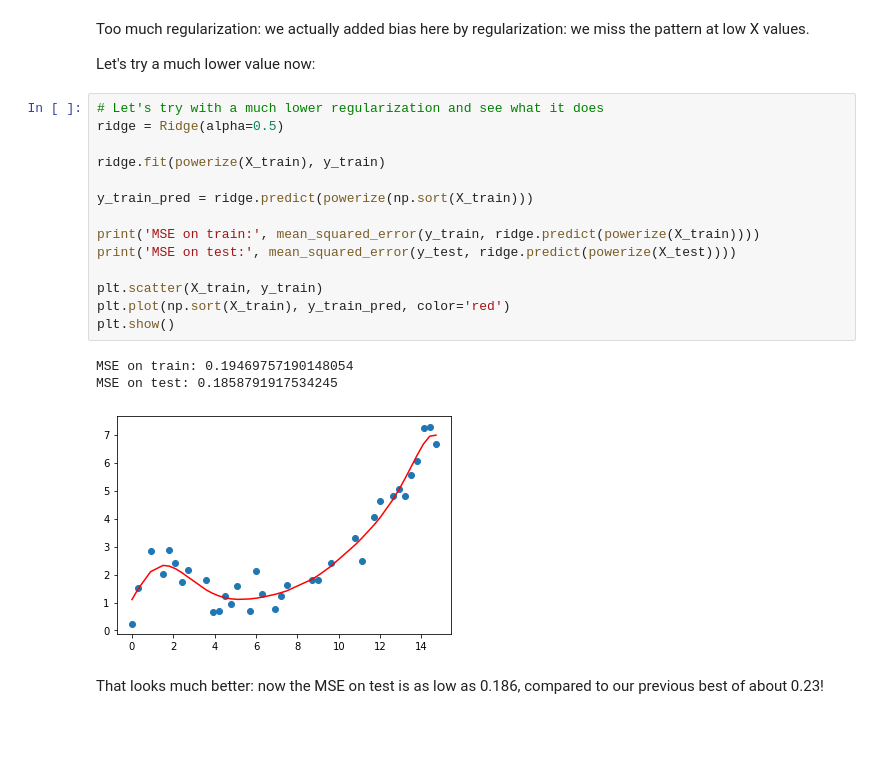
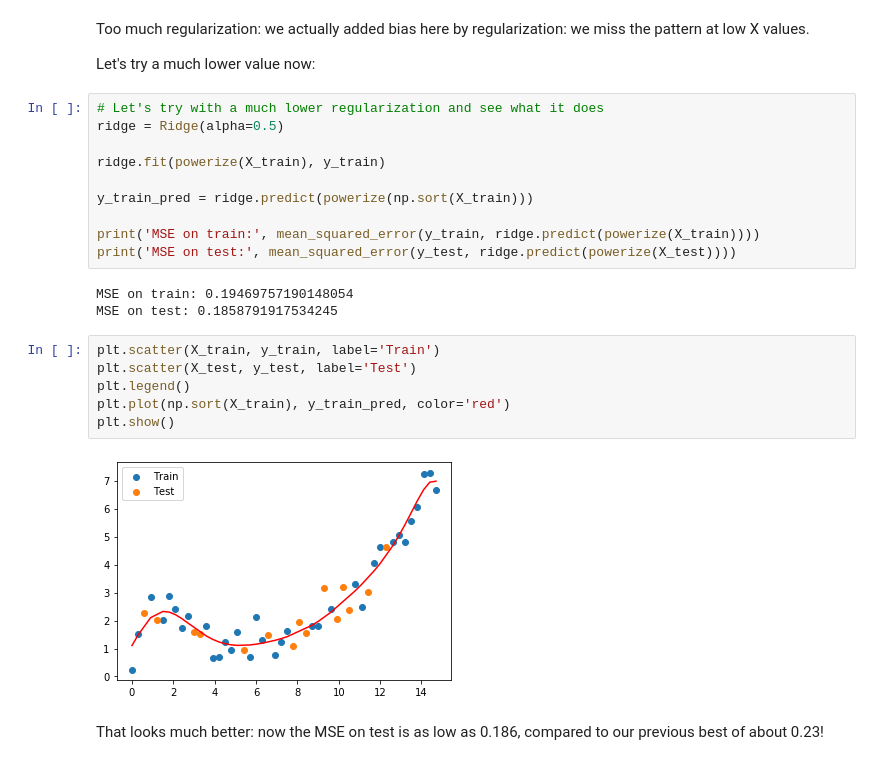
Before and after one commit to vincent-vdb/Edhec_2020_ML_Intro, a Jupyter notebook: 05_Optimization_and_Regul/01_Regularization.ipynb, the cells around one changed output. Drawn from its saved outputs; the diff is of its cells as text; blank space fills up the shorter version.

```diff
--- a/05_Optimization_and_Regul/01_Regularization.ipynb
+++ b/05_Optimization_and_Regul/01_Regularization.ipynb
@@ -415,14 +443,17 @@ y_train_pred = ridge.predict(powerize(np.sort(X_train)))
 
 print('MSE on train:', mean_squared_error(y_train, ridge.predict(powerize(X_train))))
 print('MSE on test:', mean_squared_error(y_test, ridge.predict(powerize(X_test))))
-
-plt.scatter(X_train, y_train)
-plt.plot(np.sort(X_train), y_train_pred, color='red')
-plt.show()
 # %% [output]
 MSE on train: 0.19469757190148054
 MSE on test: 0.1858791917534245
-[figure, removed]
+# %%
+plt.scatter(X_train, y_train, label='Train')
+plt.scatter(X_test, y_test, label='Test')
+plt.legend()
+plt.plot(np.sort(X_train), y_train_pred, color='red')
+plt.show()
+# %% [output]
+[figure, added]
 # %% [markdown]
 That looks much better: now the MSE on test is as low as 0.186, compared to our previous best of about 0.23!
 # %% [markdown]
```
Also changed, not shown: parts of 22 cells of this notebook, 4 other files.
